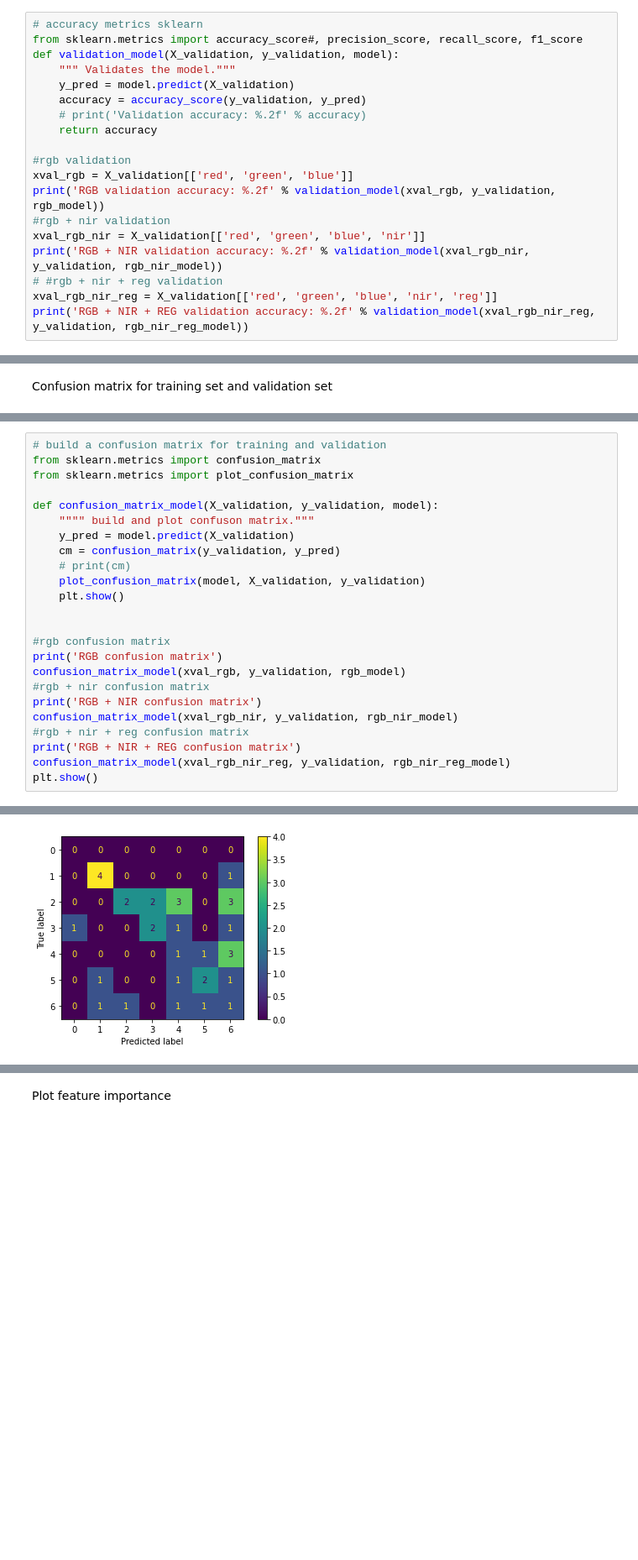
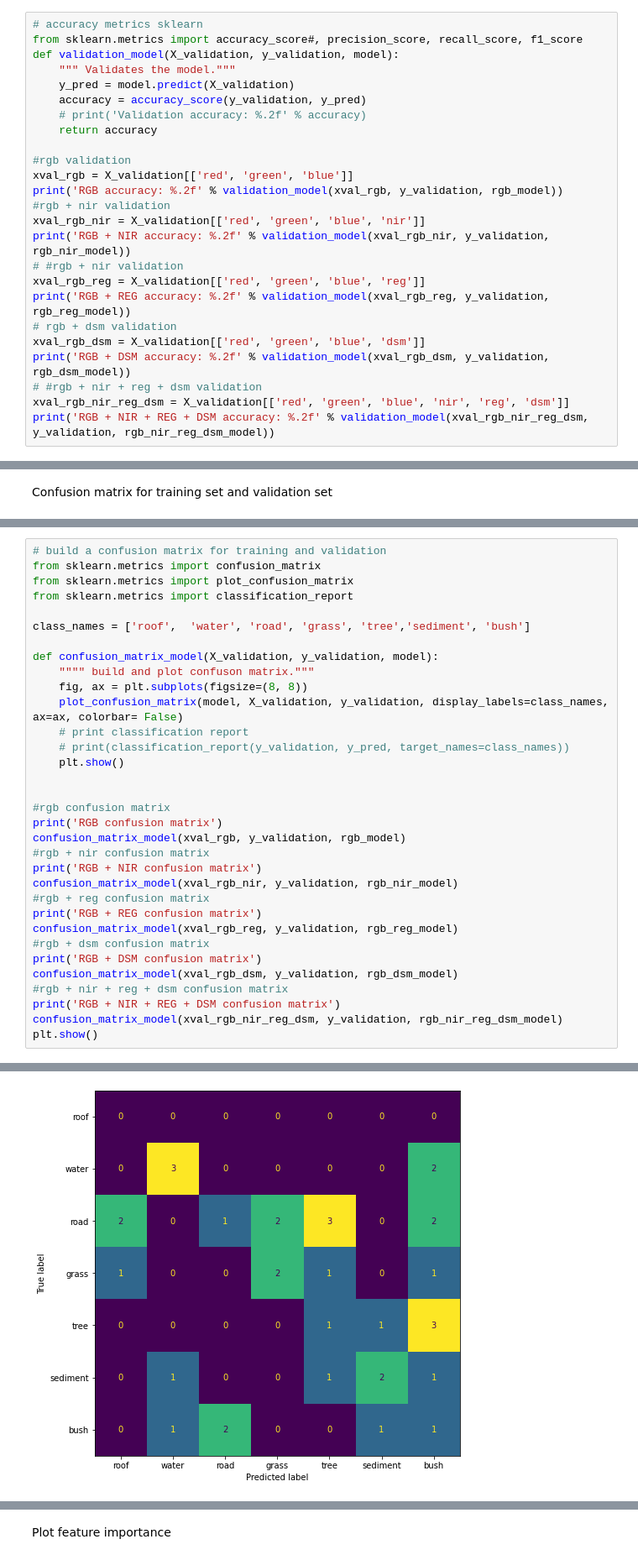
Before and after one commit to adebowaledaniel/emjmd-cde, a Jupyter notebook: UBS/UAV/Adebayo_UAV.ipynb, the cells around one changed output, grey strips where cells are left out. Shown at 84% size. Drawn from its saved outputs; the diff is of its cells as text; blank space fills up the shorter version.

```diff
--- a/UBS/UAV/Adebayo_UAV.ipynb
+++ b/UBS/UAV/Adebayo_UAV.ipynb
@@ -183,11 +231,17 @@ def validation_model(X_validation, y_validation, model):
 
 #rgb validation
 xval_rgb = X_validation[['red', 'green', 'blue']]
-print('RGB validation accuracy: %.2f' % validation_model(xval_rgb, y_validation, rgb_model))
+print('RGB accuracy: %.2f' % validation_model(xval_rgb, y_validation, rgb_model))
 #rgb + nir validation
 xval_rgb_nir = X_validation[['red', 'green', 'blue', 'nir']]
-print('RGB + NIR validation accuracy: %.2f' % validation_model(xval_rgb_nir, y_validation, rgb_nir_model))
-# #rgb + nir + reg validation
-xval_rgb_nir_reg = X_validation[['red', 'green', 'blue', 'nir', 'reg']]
-print('RGB + NIR + REG validation accuracy: %.2f' % validation_model(xval_rgb_nir_reg, y_validation, rgb_nir_reg_model))
+print('RGB + NIR accuracy: %.2f' % validation_model(xval_rgb_nir, y_validation, rgb_nir_model))
+# #rgb + nir validation
+xval_rgb_reg = X_validation[['red', 'green', 'blue', 'reg']]
+print('RGB + REG accuracy: %.2f' % validation_model(xval_rgb_reg, y_validation, rgb_reg_model))
+# rgb + dsm validation
+xval_rgb_dsm = X_validation[['red', 'green', 'blue', 'dsm']]
+print('RGB + DSM accuracy: %.2f' % validation_model(xval_rgb_dsm, y_validation, rgb_dsm_model))
+# #rgb + nir + reg + dsm validation
+xval_rgb_nir_reg_dsm = X_validation[['red', 'green', 'blue', 'nir', 'reg', 'dsm']]
+print('RGB + NIR + REG + DSM accuracy: %.2f' % validation_model(xval_rgb_nir_reg_dsm, y_validation, rgb_nir_reg_dsm_model))
 # %% [output]
@@ -199,28 +257,37 @@ Confusion matrix for training set and validation set
 # %%
 # build a confusion matrix for training and validation
 from sklearn.metrics import confusion_matrix
 from sklearn.metrics import plot_confusion_matrix
+from sklearn.metrics import classification_report
+
+class_names = ['roof',  'water', 'road', 'grass', 'tree','sediment', 'bush']
 
 def confusion_matrix_model(X_validation, y_validation, model):
     """" build and plot confuson matrix."""
-    y_pred = model.predict(X_validation)
-    cm = confusion_matrix(y_validation, y_pred)
-    # print(cm)
-    plot_confusion_matrix(model, X_validation, y_validation)
+    fig, ax = plt.subplots(figsize=(8, 8))
+    plot_confusion_matrix(model, X_validation, y_validation, display_labels=class_names, ax=ax, colorbar= False)
+    # print classification report
+    # print(classification_report(y_validation, y_pred, target_names=class_names))
     plt.show()
 
 
 #rgb confusion matrix
 print('RGB confusion matrix')
 confusion_matrix_model(xval_rgb, y_validation, rgb_model)
 #rgb + nir confusion matrix
 print('RGB + NIR confusion matrix')
 confusion_matrix_model(xval_rgb_nir, y_validation, rgb_nir_model)
-#rgb + nir + reg confusion matrix
-print('RGB + NIR + REG confusion matrix')
-confusion_matrix_model(xval_rgb_nir_reg, y_validation, rgb_nir_reg_model)
+#rgb + reg confusion matrix
+print('RGB + REG confusion matrix')
+confusion_matrix_model(xval_rgb_reg, y_validation, rgb_reg_model)
+#rgb + dsm confusion matrix
+print('RGB + DSM confusion matrix')
+confusion_matrix_model(xval_rgb_dsm, y_validation, rgb_dsm_model)
+#rgb + nir + reg + dsm confusion matrix
+print('RGB + NIR + REG + DSM confusion matrix')
+confusion_matrix_model(xval_rgb_nir_reg_dsm, y_validation, rgb_nir_reg_dsm_model)
 plt.show()
 # %% [output]
 RGB confusion matrix
-[figure, old version]
+[figure, new version]
 RGB + NIR confusion matrix
```
Also changed, not shown: parts of 41 cells of this notebook, 1 other file.
